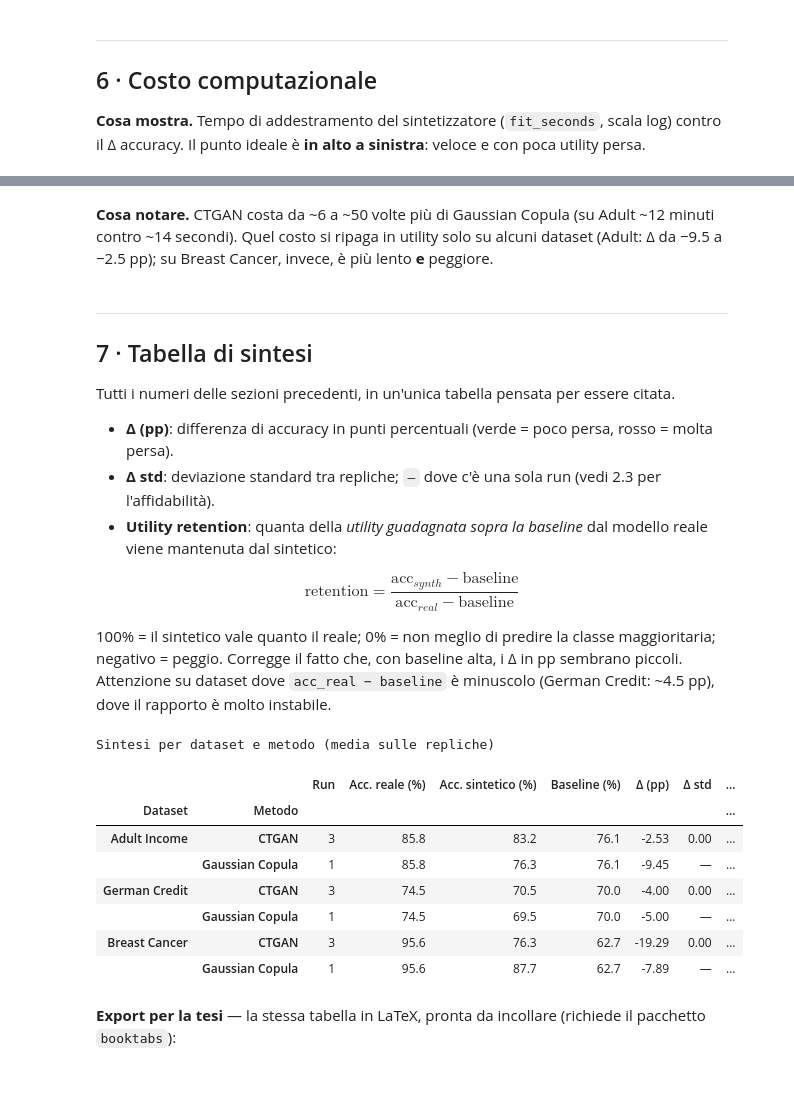
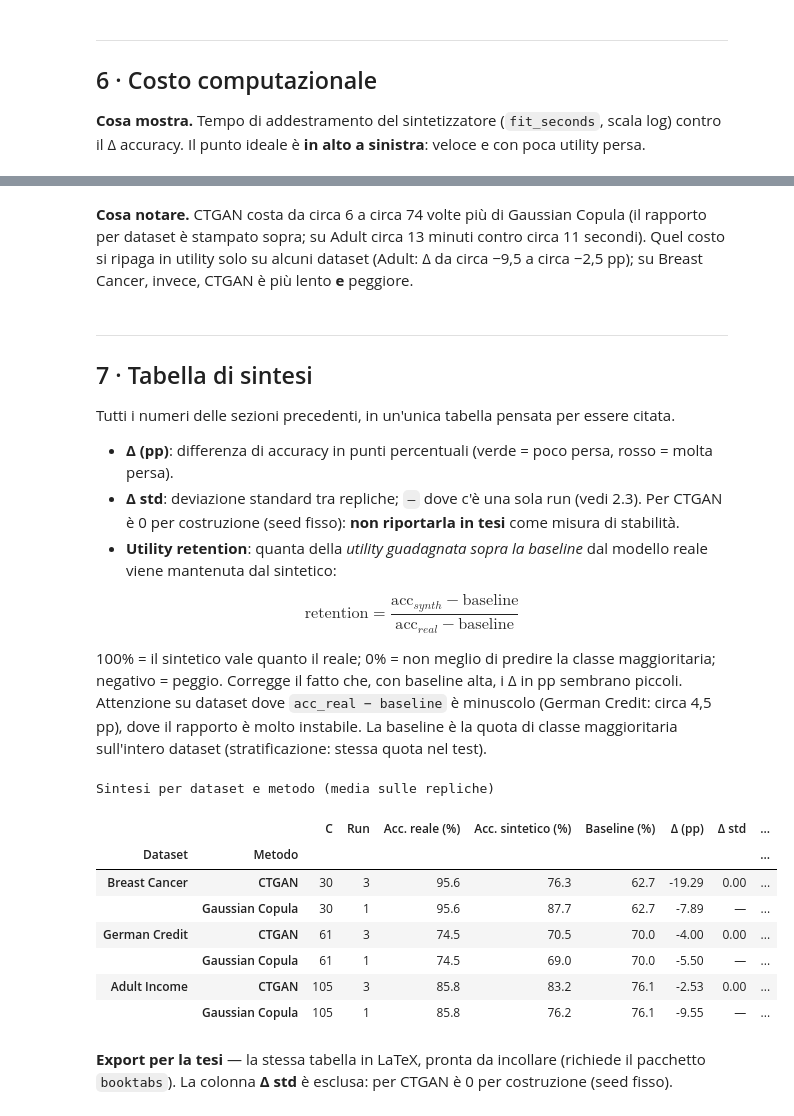
Before and after one commit to meri-ops/thesis-privacy-pipeline, a Jupyter notebook: notebooks/01_rq1_utility_vs_complexity.ipynb, the cells around one changed output, grey strips where cells are left out. Saved outputs shown, nothing was run; the diff lists cells and outputs as text; code cells hidden in the pictures; blank space fills up the shorter version.

```diff
--- a/notebooks/01_rq1_utility_vs_complexity.ipynb
+++ b/notebooks/01_rq1_utility_vs_complexity.ipynb
@@ -57,6 +68,10 @@ from src.analysis.aggregate import load_runs_index
 SAVE_FIGS = False                      # True → salva ogni figura in FIG_DIR (png 300 dpi + pdf)
 FIG_DIR   = ROOT / "reports" / "figures" / "rq1"
 INDEX_PATH = ROOT / "reports" / "runs_index.jsonl"
+
+# ── Complessità C = n_num + Σ card_j (target escluso), come nella tabella dei dataset del Cap. 3 ──
+# Non è nell'indice: i valori sono quelli della tesi. Da aggiornare se cambiano i dataset.
+COMPLEXITY = {"breast_cancer": 30, "german_credit": 61, "adult_income": 105}
 
 # ── Etichette leggibili e palette (colorblind-friendly) ────────────────────
 DATASET_LABELS = {"adult_income": "Adult Income", "breast_cancer": "Breast Cancer", "german_credit": "German Credit"}
@@ -102,18 +121,24 @@ def _majority_pct(x):
         except ValueError: x = ast.literal_eval(x)
     return max(x.values()) if isinstance(x, dict) else np.nan
 
+unknown = set(df["dataset"]) - set(COMPLEXITY)
+assert not unknown, f"Dataset senza complessità C in COMPLEXITY: {unknown}"
+
 df["dataset_label"] = df["dataset"].map(DATASET_LABELS).fillna(df["dataset"])
 df["method_label"]  = df["method"].map(METHOD_LABELS).fillna(df["method"])
 df["baseline_acc"]  = df["class_balance_pct"].apply(_majority_pct) / 100   # accuracy di chi predice sempre la classe maggioritaria
+df["complexity"]    = df["dataset"].map(COMPLEXITY)
+df["n_features_ex"] = df["n_features"] - 1                                  # target escluso
 
 METHODS       = sorted(df["method"].unique())
-DATASET_ORDER = df.drop_duplicates("dataset").sort_values("n_features")["dataset"].tolist()   # dal più semplice al più complesso
+DATASET_ORDER = df.drop_duplicates("dataset").sort_values("complexity")["dataset"].tolist()   # dal meno al più complesso (per C)
 
 # Una riga per (dataset, metodo): media sulle repliche
 agg = (df.groupby(["dataset", "method"], as_index=False)
          .agg(n_runs=("replica", "count"),
               unique_outputs=("synthetic_sha256", "nunique"),
-              n_rows=("n_rows", "first"), n_features=("n_features", "first"),
+              n_rows=("n_rows", "first"), n_features_ex=("n_features_ex", "first"),
+              complexity=("complexity", "first"),
               baseline=("baseline_acc", "first"),
               acc_real=("accuracy_real", "mean"), acc_synth=("accuracy_synth", "mean"),
               delta=("delta_accuracy", "mean"), delta_std=("delta_accuracy", "std"),
@@ -125,5 +150,14 @@ agg["dataset"]       = pd.Categorical(agg["dataset"], DATASET_ORDER, ordered=Tru
 agg = agg.sort_values(["dataset", "method"]).reset_index(drop=True)
 
 print(f"{len(df)} run  ·  {df['dataset'].nunique()} dataset  ·  {len(METHODS)} metodi")
+
+# ── Controllo: l'indice è quello del 26 settembre? ─────────────────────────
+# Riferimento: Adult / Gaussian Copula, accuracy sintetica = 0.7621 il 26 settembre (0.7631 il 19 settembre).
+_chk = agg[(agg["dataset"] == "adult_income") & (agg["method"] == "gaussian_copula")]
+if len(_chk) and abs(_chk["acc_synth"].iloc[0] - 0.7621) > 5e-4:
+    print(f"⚠️  Adult/Gaussian Copula: acc_synth = {_chk['acc_synth'].iloc[0]:.4f}, atteso 0.7621 (campagna del "
+          "26 settembre). L'indice caricato sembra un'altra campagna: i numeri non sono quelli della tesi.")
+else:
+    print("✓ Indice coerente con la campagna del 26 settembre (controllo su Adult / Gaussian Copula).")
 # %% [output]
 12 run  ·  3 dataset  ·  2 metodi
@@ -397,51 +449,54 @@ finish(fig, "04_costo_vs_utility")
 # %% [markdown]
-**Cosa notare.** CTGAN costa da ~6 a ~50 volte più di Gaussian Copula (su Adult ~12 minuti contro ~14 secondi).
-Quel costo si ripaga in utility solo su alcuni dataset (Adult: Δ da −9.5 a −2.5 pp); su Breast Cancer, invece, è
-più lento **e** peggiore.
+**Cosa notare.** CTGAN costa da circa 6 a circa 74 volte più di Gaussian Copula (il rapporto per dataset è stampato
+sopra; su Adult circa 13 minuti contro circa 11 secondi). Quel costo si ripaga in utility solo su alcuni dataset
+(Adult: Δ da circa −9,5 a circa −2,5 pp); su Breast Cancer, invece, CTGAN è più lento **e** peggiore.
 # %% [markdown]
 ---
 ## 7 · Tabella di sintesi
 Tutti i numeri delle sezioni precedenti, in un'unica tabella pensata per essere citata.
 
 * **Δ (pp)**: differenza di accuracy in punti percentuali (verde = poco persa, rosso = molta persa).
-* **Δ std**: deviazione standard tra repliche; `—` dove c'è una sola run (vedi 2.3 per l'affidabilità).
+* **Δ std**: deviazione standard tra repliche; `—` dove c'è una sola run (vedi 2.3). Per CTGAN è 0 per costruzione
+  (seed fisso): **non riportarla in tesi** come misura di stabilità.
 * **Utility retention**: quanta della *utility guadagnata sopra la baseline* dal modello reale viene mantenuta dal sintetico:
 
 $$\text{retention} = \frac{\text{acc}_{synth} - \text{baseline}}{\text{acc}_{real} - \text{baseline}}$$
 
   100% = il sintetico vale quanto il reale; 0% = non meglio di predire la classe maggioritaria; negativo = peggio.
   Corregge il fatto che, con baseline alta, i Δ in pp sembrano piccoli. Attenzione su dataset dove
-  `acc_real − baseline` è minuscolo (German Credit: ~4.5 pp), dove il rapporto è molto instabile.
+  `acc_real − baseline` è minuscolo (German Credit: circa 4,5 pp), dove il rapporto è molto instabile.
+  La baseline è la quota di classe maggioritaria sull'intero dataset (stratificazione: stessa quota nel test).
 # %%
 denom = agg["acc_real"] - agg["baseline"]
 agg["retention"] = np.where(denom > 0, (agg["acc_synth"] - agg["baseline"]) / denom * 100, np.nan)
 
 summary_df = pd.DataFrame({
-    "Dataset": agg["dataset_label"], "Metodo": agg["method_label"], "Run": agg["n_runs"],
+    "Dataset": agg["dataset_label"], "Metodo": agg["method_label"], "C": agg["complexity"], "Run": agg["n_runs"],
     "Acc. reale (%)": agg["acc_real"] * 100, "Acc. sintetico (%)": agg["acc_synth"] * 100,
     "Baseline (%)": agg["baseline"] * 100,
     "Δ (pp)": agg["delta_pp"], "Δ std": agg["delta_std"] * 100,
     "Utility retention (%)": agg["retention"],
     "Quality": agg["quality"], "Fit (s)": agg["fit_s"],
 }).set_index(["Dataset", "Metodo"])
 
 (summary_df.style
     .format({"Acc. reale (%)": "{:.1f}", "Acc. sintetico (%)": "{:.1f}", "Baseline (%)": "{:.1f}",
              "Δ (pp)": "{:+.2f}", "Δ std": "{:.2f}", "Utility retention (%)": "{:.0f}",
              "Quality": "{:.3f}", "Fit (s)": "{:.0f}"}, na_rep="—")
     .background_gradient(subset=["Δ (pp)"], cmap="RdYlGn", vmin=min(-20, summary_df["Δ (pp)"].min()), vmax=0)
     .bar(subset=["Utility retention (%)"], align="zero", color=["#F3B3B3", "#A8DADC"], vmin=-100, vmax=100)
     .set_caption("Sintesi per dataset e metodo (media sulle repliche)"))
 # %% [output]
 Sintesi per dataset e metodo (media sulle repliche)
-|  |  | Run | Acc. reale (%) | Acc. sintetico (%) | Baseline (%) | Δ (pp) | Δ std | ... |
-| Dataset | Metodo |  |  |  |  |  |  | ... |
-| Adult Income | CTGAN | 3 | 85.8 | 83.2 | 76.1 | -2.53 | 0.00 | ... |
-|  | Gaussian Copula | 1 | 85.8 | 76.3 | 76.1 | -9.45 | — | ... |
-| German Credit | CTGAN | 3 | 74.5 | 70.5 | 70.0 | -4.00 | 0.00 | ... |
-|  | Gaussian Copula | 1 | 74.5 | 69.5 | 70.0 | -5.00 | — | ... |
-| Breast Cancer | CTGAN | 3 | 95.6 | 76.3 | 62.7 | -19.29 | 0.00 | ... |
-|  | Gaussian Copula | 1 | 95.6 | 87.7 | 62.7 | -7.89 | — | ... |
+|  |  | C | Run | Acc. reale (%) | Acc. sintetico (%) | Baseline (%) | Δ (pp) | Δ std | ... |
+| Dataset | Metodo |  |  |  |  |  |  |  | ... |
+| Breast Cancer | CTGAN | 30 | 3 | 95.6 | 76.3 | 62.7 | -19.29 | 0.00 | ... |
+|  | Gaussian Copula | 30 | 1 | 95.6 | 87.7 | 62.7 | -7.89 | — | ... |
+| German Credit | CTGAN | 61 | 3 | 74.5 | 70.5 | 70.0 | -4.00 | 0.00 | ... |
+|  | Gaussian Copula | 61 | 1 | 74.5 | 69.0 | 70.0 | -5.50 | — | ... |
+| Adult Income | CTGAN | 105 | 3 | 85.8 | 83.2 | 76.1 | -2.53 | 0.00 | ... |
+|  | Gaussian Copula | 105 | 1 | 85.8 | 76.2 | 76.1 | -9.55 | — | ... |
 # %% [markdown]
-**Export per la tesi** — la stessa tabella in LaTeX, pronta da incollare (richiede il pacchetto `booktabs`):
+**Export per la tesi** — la stessa tabella in LaTeX, pronta da incollare (richiede il pacchetto `booktabs`).
+La colonna **Δ std** è esclusa: per CTGAN è 0 per costruzione (seed fisso).
 # %%
```
Also changed, not shown: parts of 19 cells of this notebook, 2 other files.
